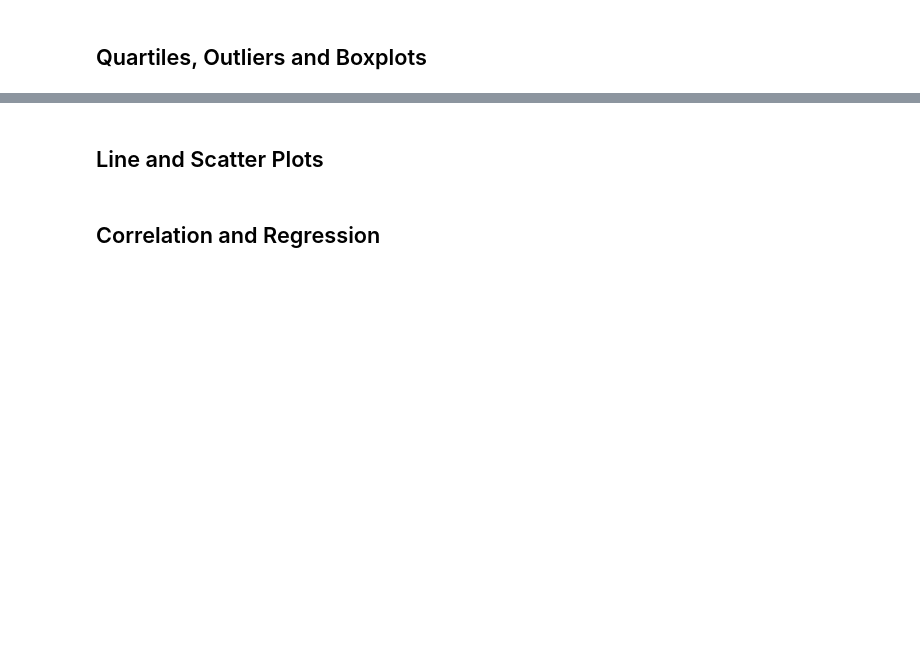
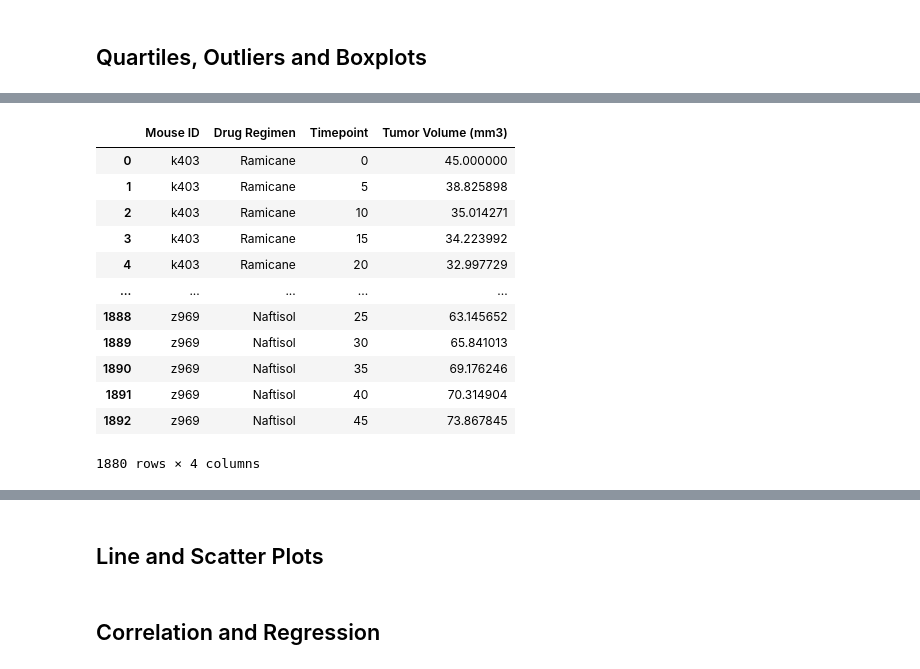
Before and after one commit to acsours/matplotlib-homework, a Jupyter notebook: pymaceuticals_starter.ipynb, the cells around one changed output, grey strips where cells are left out. Cells and saved outputs as stored; diff of their text form; code cells hidden in the pictures; blank space fills up the shorter version.

```diff
--- a/pymaceuticals_starter.ipynb
+++ b/pymaceuticals_starter.ipynb
@@ -407,0 +467,34 @@ plt.show()
+# %%
+# Calculate the final tumor volume of each mouse across four of the treatment regimens:
+# Capomulin, Ramicane, Infubinol, and Ceftamin
+
+
+# Start by getting the last (greatest) timepoint for each mouse
+
+    # My orginal thinking was: pull only interested columns, then find where tumor volume is greatest
+    # tumor_volume_df=merged_df_clean[['Mouse ID','Drug Regimen', 'Tumor Volume (mm3)']].groupby('Mouse ID').max('Tumor Volume(mm3)')
+
+    # tumor_volume_df
+    # # max_tumor_volume=tumor_volume_df['Tumor Volume (mm3)'].max()
+    # # tumor_volume_df["Max Tumor Volume (mm3)"]=max_tumor_volume
+
+    # # tumor_volume_df
+
+    # -> instead, we want to find the greatest timepoint for each mouse id, then pull tumor volume from that row for final tumor volume
+final_tumor_df=merged_df_clean[['Mouse ID', 'Drug Regimen','Timepoint','Tumor Volume (mm3)']].groupby('Mouse ID')#.max('Timepoint)')
+final_tumor_df.head(10)
+# type(final_tumor_df)
+# %% [output]
+|  | Mouse ID | Drug Regimen | Timepoint | Tumor Volume (mm3) |
+| 0 | k403 | Ramicane | 0 | 45.000000 |
+| 1 | k403 | Ramicane | 5 | 38.825898 |
+| 2 | k403 | Ramicane | 10 | 35.014271 |
+| 3 | k403 | Ramicane | 15 | 34.223992 |
+| 4 | k403 | Ramicane | 20 | 32.997729 |
+| ... | ... | ... | ... | ... |
+| 1888 | z969 | Naftisol | 25 | 63.145652 |
+| 1889 | z969 | Naftisol | 30 | 65.841013 |
+| 1890 | z969 | Naftisol | 35 | 69.176246 |
+| 1891 | z969 | Naftisol | 40 | 70.314904 |
+| 1892 | z969 | Naftisol | 45 | 73.867845 |
+1880 rows × 4 columns
```
Also changed, not shown: parts of 15 cells of this notebook.
